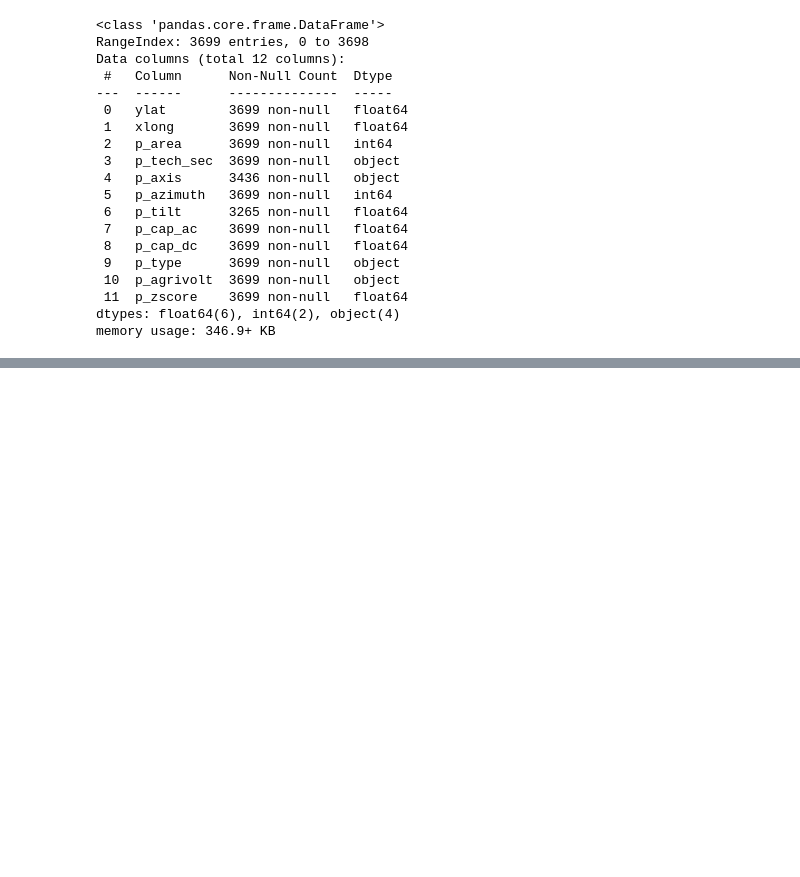
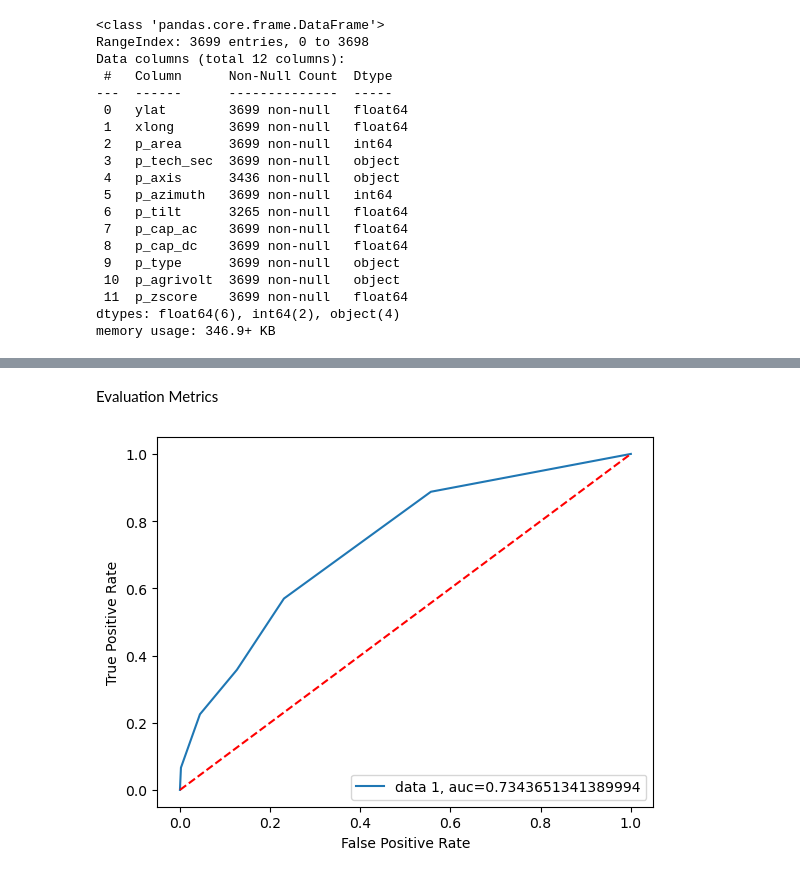
Before and after one commit to LibertyV7/DS4001G1, a Jupyter notebook: data_cleaning.ipynb, the cells around one changed output, grey strips where cells are left out. Cells and saved outputs as stored; diff of their text form; code cells hidden in the pictures; blank space fills up the shorter version.

```diff
--- a/data_cleaning.ipynb
+++ b/data_cleaning.ipynb
@@ -116,0 +394,3 @@ memory usage: 346.9+ KB
+# %%
+test_probabilities = pd.DataFrame(test_probs, columns = ['bad_zscore_prob', 'good_zscore_prob'])
+test_probabilities
@@ -116,0 +411,4 @@ memory usage: 346.9+ KB
+# %%
+final_model = pd.DataFrame({'actual_class': y_test.tolist(),
+                           'pred_class': test_preds.tolist(),
+                           'pred_prob': [test_probabilities['good_zscore_prob'][i] if test_preds[i]==1 else test_probabilities['bad_zscore_prob'][i] for i in range(len(test_preds))]})
@@ -116,0 +424,2 @@ memory usage: 346.9+ KB
+# %%
+final_model['pos_pred'] = [final_model.pred_prob[i] if final_model.pred_class[i]==1 else 1-final_model.pred_prob[i] for i in range(len(final_model.pred_class))]
@@ -116,0 +435,3 @@ memory usage: 346.9+ KB
+# %%
+final_model.actual_class = final_model.actual_class.astype('category')
+final_model.pred_class = final_model.pred_class.astype('category')
@@ -116,0 +520,15 @@ memory usage: 346.9+ KB
+# %% [markdown]
+Evaluation Metrics
+# %%
+from sklearn import metrics
+
+fpr, tpr, _ = metrics.roc_curve(y_test, final_model.pos_pred)
+auc = metrics.roc_auc_score(y_test, final_model.pos_pred)
+plt.plot(fpr,tpr,label="data 1, auc="+str(auc))
+plt.legend(loc=4)
+plt.plot([0, 1], [0, 1],'r--')
+plt.ylabel('True Positive Rate')
+plt.xlabel('False Positive Rate')
+plt.show()
+# %% [output]
+[figure, added]
```
Also changed, not shown: parts of 44 cells of this notebook.
